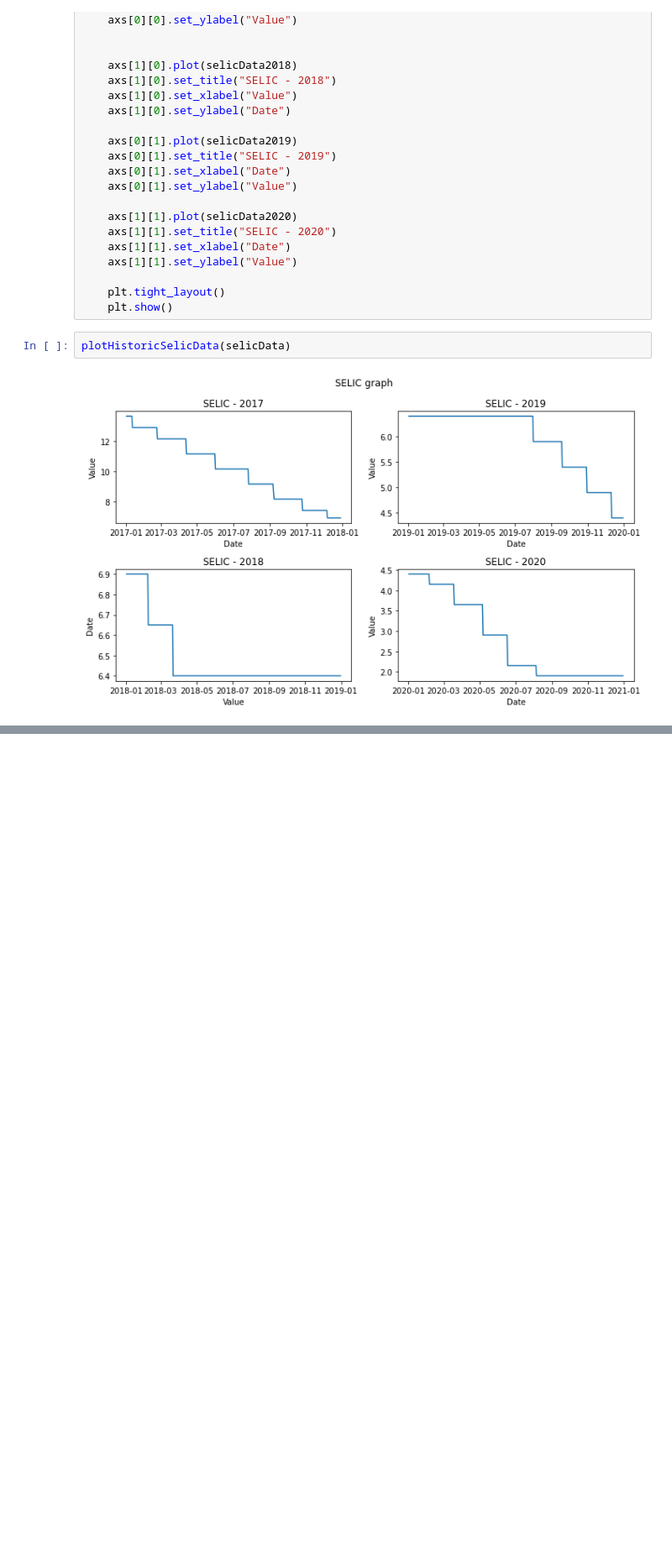
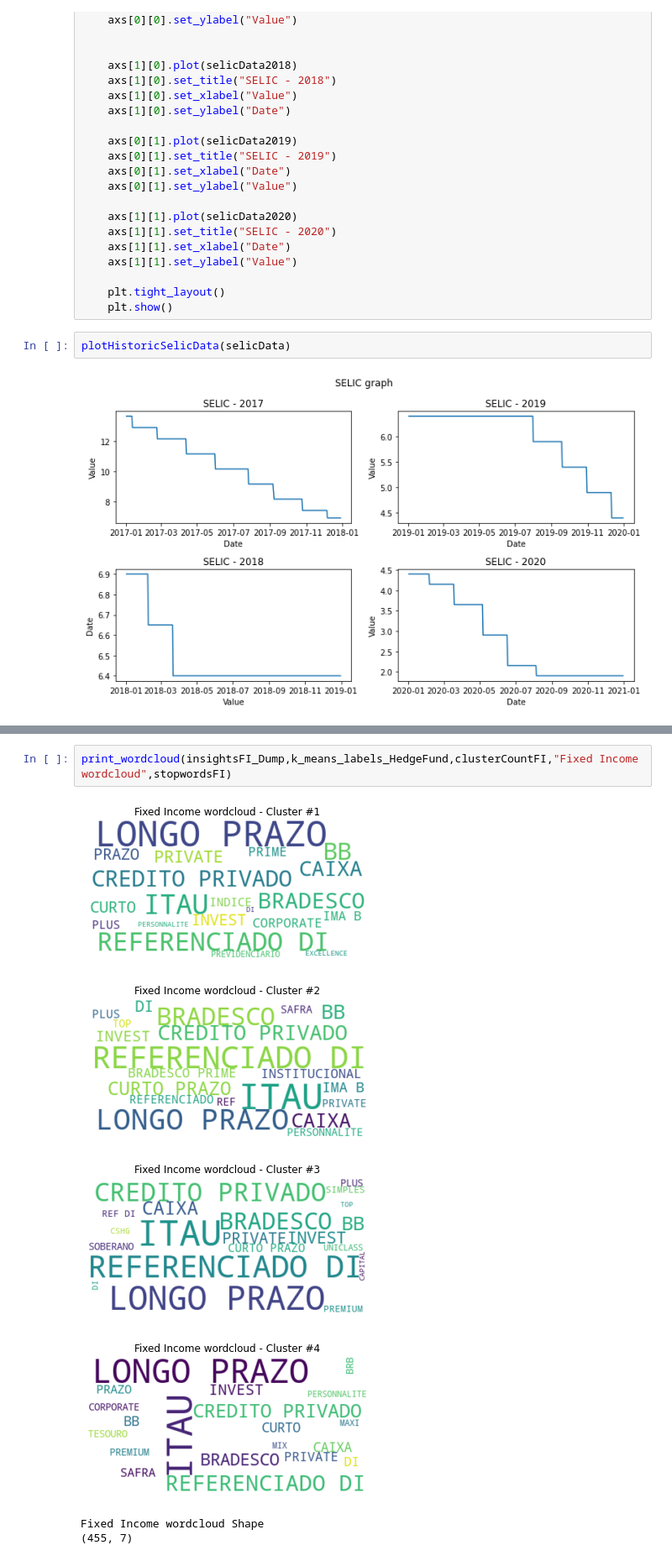
Before and after one commit to rafaelimai/ibmdscapstone, a Jupyter notebook: Capstone Work.ipynb, the cells around one changed output, grey strips where cells are left out. Shown at 84% size. Drawn from its saved outputs; the diff is of its cells as text; blank space fills up the shorter version.

```diff
--- a/Capstone Work.ipynb
+++ b/Capstone Work.ipynb
@@ -399,0 +521,9 @@ plotHistoricSelicData(selicData)
+# %%
+print_wordcloud(insightsFI_Dump,k_means_labels_HedgeFund,clusterCountFI,"Fixed Income wordcloud",stopwordsFI)
+# %% [output]
+[figure, added]
+[figure, added]
+[figure, added]
+[figure, added]
+Fixed Income wordcloud Shape
+(455, 7)
```
Also changed, not shown: parts of 11 cells of this notebook, 4 other files.
